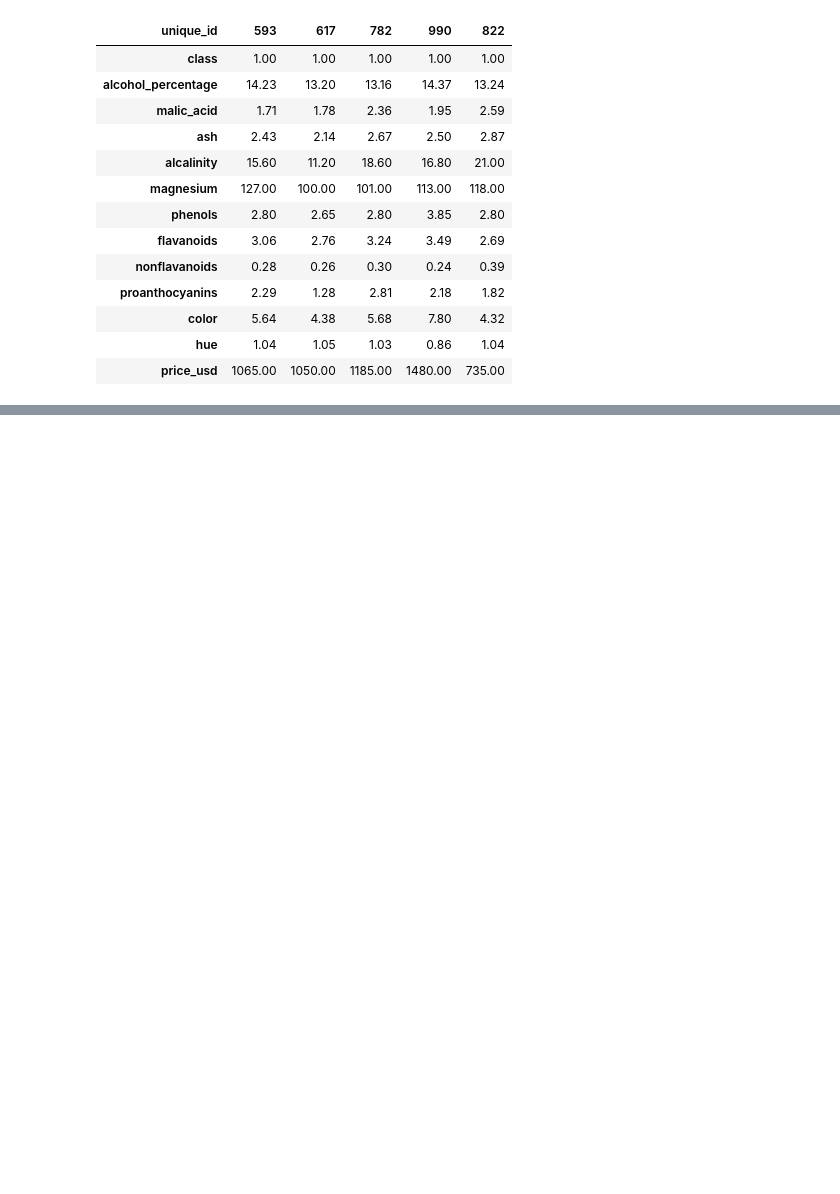
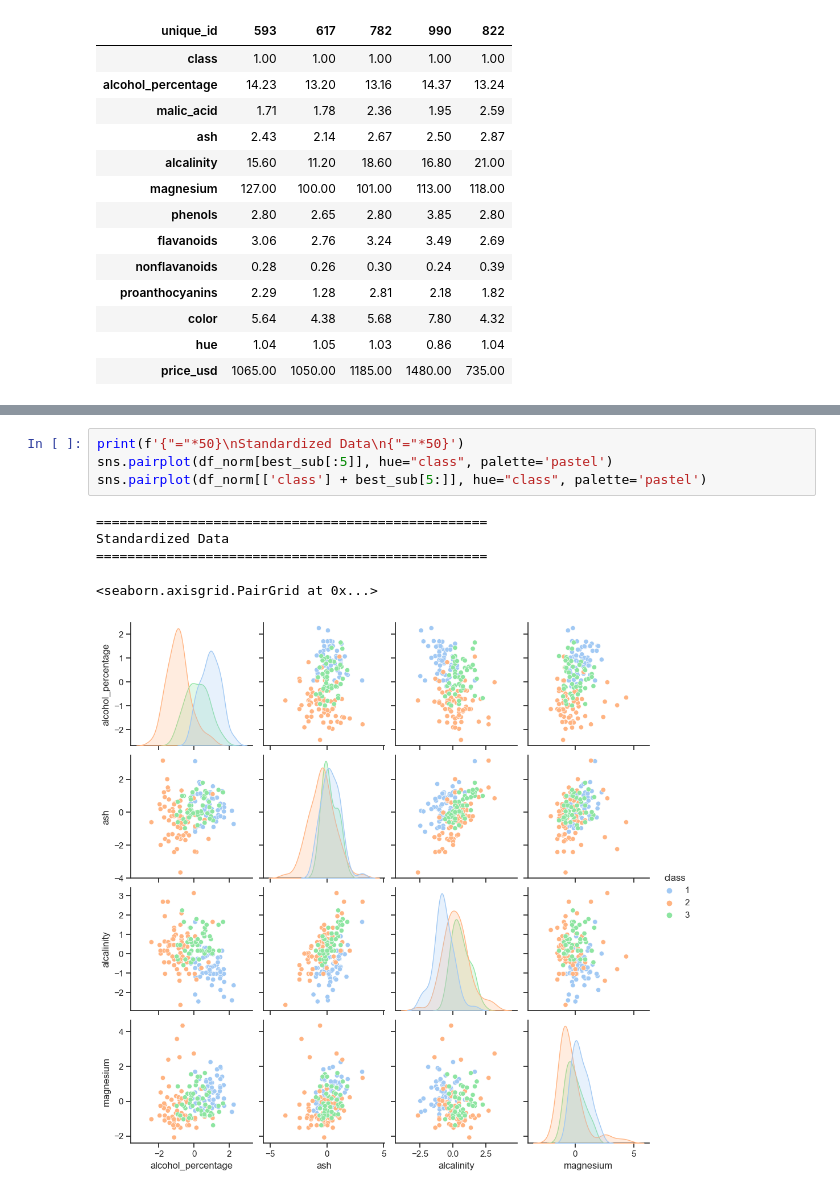
Before and after one commit to ppfenning/AppliedBusiness, a Jupyter notebook: notebooks/ex1.ipynb, the cells around one changed output, grey strips where cells are left out. Cells and saved outputs as stored; diff of their text form; blank space fills up the shorter version.

```diff
--- a/notebooks/ex1.ipynb
+++ b/notebooks/ex1.ipynb
@@ -128,0 +209,10 @@ df_norm.T.iloc[:, :5]
+# %%
+print(f'{"="*50}\nStandardized Data\n{"="*50}')
+sns.pairplot(df_norm[best_sub[:5]], hue="class", palette='pastel')
+sns.pairplot(df_norm[['class'] + best_sub[5:]], hue="class", palette='pastel')
+# %% [output]
+==================================================
+Standardized Data
+==================================================
+<seaborn.axisgrid.PairGrid at 0x...>
+[figure, added]
```
Also changed, not shown: parts of 7 cells of this notebook.
